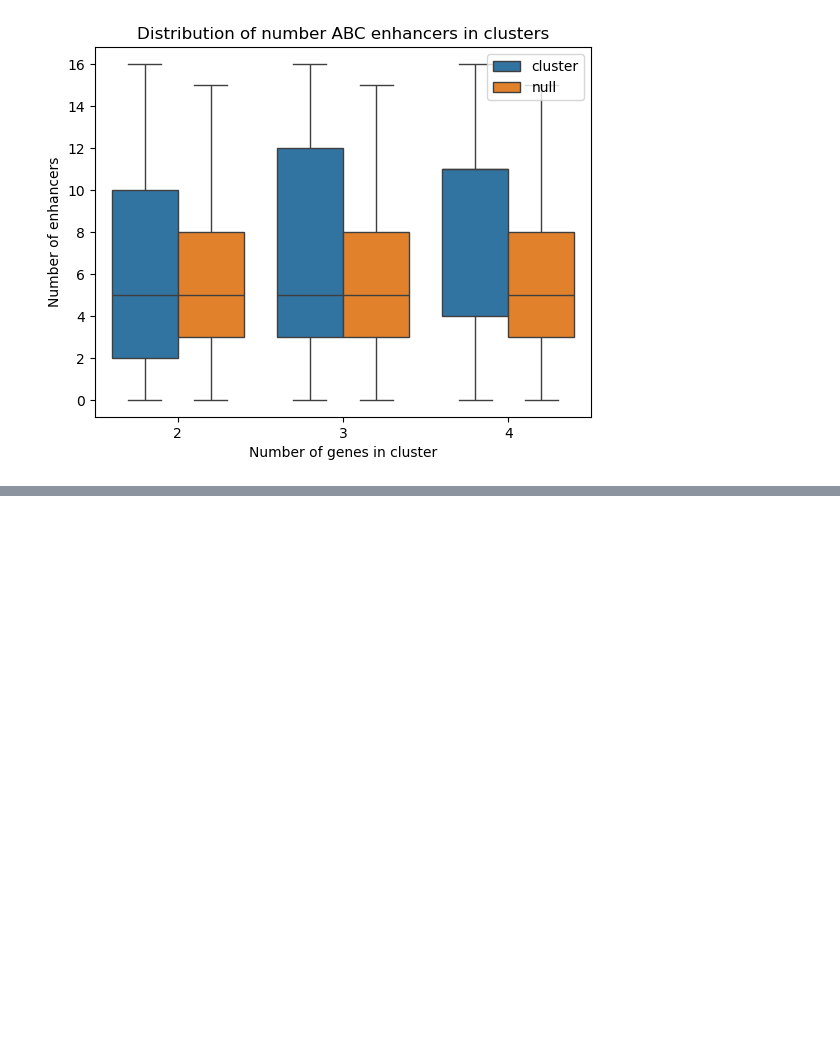
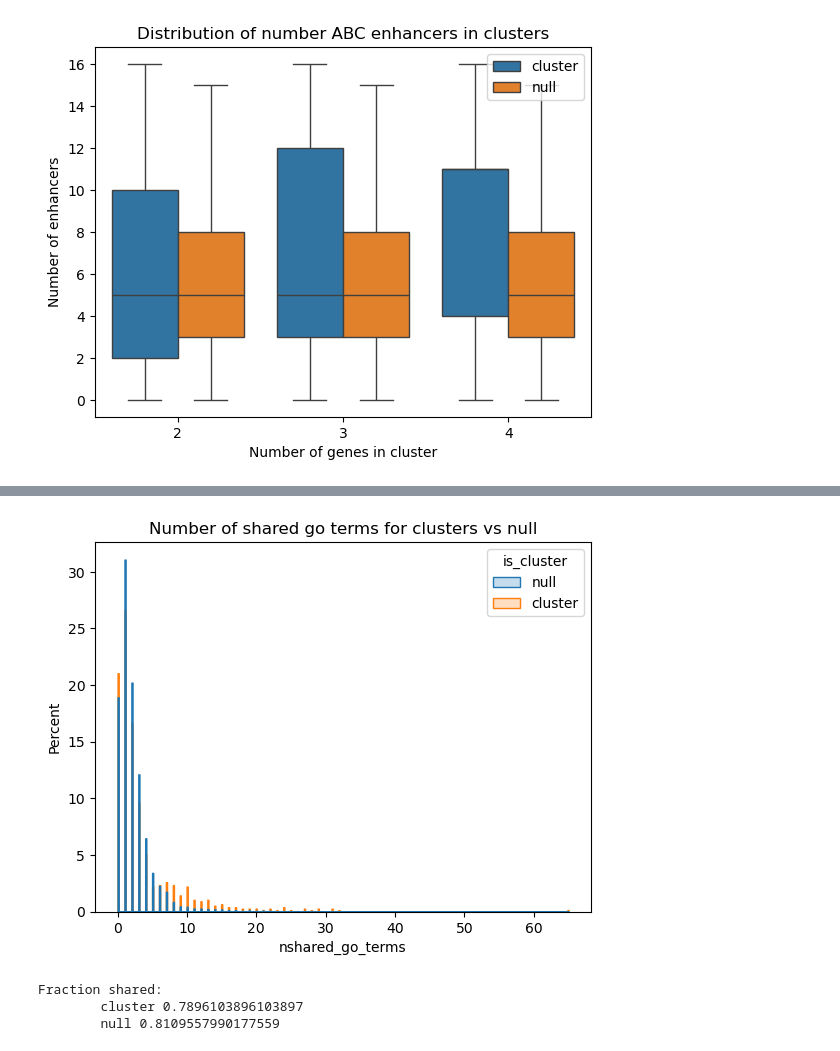
Before and after one commit to kal26/pcqtls, a Jupyter notebook: workflow/notebooks/cluster_analysis/cluster_annotation.ipynb, the cells around one changed output, grey strips where cells are left out. Drawn from its saved outputs; the diff is of its cells as text; code cells hidden in the pictures; blank space fills up the shorter version.

Commit message:
go term sharing

```diff
--- a/workflow/notebooks/cluster_analysis/cluster_annotation.ipynb
+++ b/workflow/notebooks/cluster_analysis/cluster_annotation.ipynb
@@ -509,0 +516,8 @@ plt.show()
+# %%
+# load in go term df
+
+go_term_df_path = '/home/klawren/oak/pcqtls/data/references/goterm_annotations.mart_export.txt'
+
+# set index as the stable id without version, as the versions differ between this dataset and the dataset used for cluster transcript ids
+go_df = pd.read_csv(go_term_df_path, sep='\t')
+go_df.head()
@@ -509,0 +531,10 @@ plt.show()
+# %%
+# get a table linking transcript ids to list of unique go terms for that transcript
+
+def unique_non_null(s):
+    return s.dropna().unique()
+
+transcript_id_go_df = go_df.groupby('Gene stable ID').agg({'GO term accession':unique_non_null})
+
+# and linking gene names to unique go terms
+gene_name_go_df = go_df.groupby('Gene name').agg({'GO term accession':unique_non_null})
@@ -509,0 +566,6 @@ plt.show()
+# %%
+# get the go terms for each transcript
+cluster_df['go_terms'] = cluster_df.progress_apply(get_go_terms, axis=1)
+
+# count the number of shared go terms for each transcript
+cluster_df['nshared_go_terms'] = cluster_df.progress_apply(count_shared_go, axis=1)
@@ -509,0 +590,9 @@ plt.show()
+# %%
+# get a null of pairs
+pairs_null_df = get_null_clusters(all_tissue_expressed_gencode_dfs[tissue_id], 2, cluster_df)
+
+# get the go terms for each transcript
+pairs_null_df['go_terms'] = pairs_null_df.progress_apply(get_go_terms, axis=1)
+
+# count the number of shared go terms for each transcript
+pairs_null_df['nshared_go_terms'] = pairs_null_df.progress_apply(count_shared_go, axis=1)
@@ -509,0 +617,23 @@ plt.show()
+# %%
+# compare just the pairs against each other
+
+# make into one df
+join_df = pd.concat([pairs_null_df.reset_index(), cluster_df[cluster_df['N_genes']==2]], keys=['null', 'cluster'], names=['is_cluster', 'idx'])
+join_df.reset_index('is_cluster', inplace=True)
+
+sns.histplot(join_df, x='nshared_go_terms', hue='is_cluster',
+            common_norm=False, stat='percent', element='step')
+
+plt.title('Number of shared go terms for clusters vs null')
+plt.show()
+# %% [output]
+[figure, added]
+# %%
+join_df['shared_go_bool'] = join_df['nshared_go_terms'] > 0
+def get_frac_shared(sub_df):
+    return sum(sub_df['shared_go_bool'])/len(sub_df)
+print('Fraction shared: \n\tcluster {}\n\tnull {}'.format(get_frac_shared(join_df[join_df['is_cluster']=='cluster']), get_frac_shared(join_df[join_df['is_cluster']=='null'])))
+# %% [output]
+Fraction shared:
+        cluster 0.7896103896103897
+        null 0.8109557990177559
```
Also changed, not shown: parts of 6 cells of this notebook, 1 other file.
